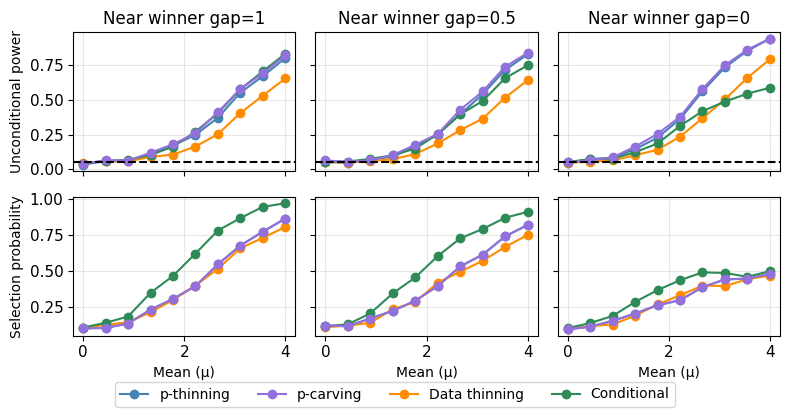
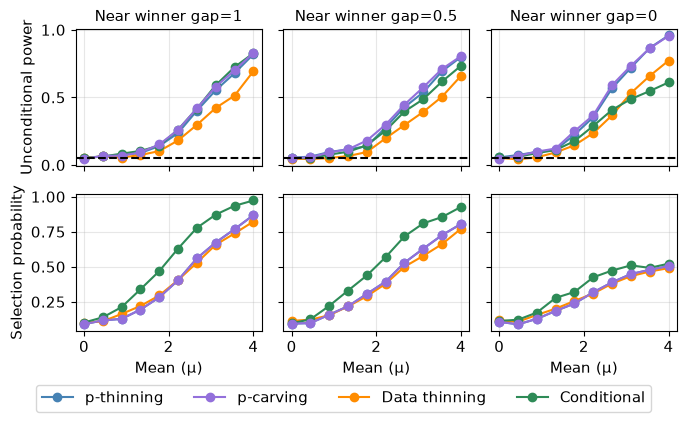
Unified diff of the notebook cell whose output changed from the first chart to the second:
--- before
+++ after
@@ -15,5 +15,5 @@
 }
 
-fig, axes = plt.subplots(2, 3, figsize=(8, 4), sharex=True, sharey='row')
+fig, axes = plt.subplots(2, 3, figsize=(7, 4), sharex=True, sharey='row')
 
 # for i, results, n in zip([0, 1, 2], [results_low, results_med, results_high], [10, 1000, 100000]):
@@ -26,7 +26,7 @@
     axes[0, i].axhline(alpha, color='black', linestyle='--')
     # axes[0, i].set_xlabel('Mean (μ)')
-    axes[0, 0].set_ylabel('Unconditional power')
+    axes[0, 0].set_ylabel('Unconditional power', fontsize=11)
     axes[0, i].tick_params(labelsize=11)
-    axes[0, i].set_title(f'Near winner gap={1 - n}')
+    axes[0, i].set_title(f'Near winner gap={1 - n}', fontsize=11)
 
     for k in results:
@@ -34,6 +34,6 @@
 
     axes[1, i].grid(True, alpha=0.3)
-    axes[1, i].set_xlabel('Mean (μ)')
-    axes[1, 0].set_ylabel('Selection probability')
+    axes[1, i].set_xlabel('Mean (μ)', fontsize=11)
+    axes[1, 0].set_ylabel('Selection probability', fontsize=11)
     axes[1, i].tick_params(labelsize=11)
 
@@ -44,9 +44,11 @@
     [labels[o] for o in order],
     loc="upper center",
-    bbox_to_anchor=(0.5, 0.05),
+    bbox_to_anchor=(0.5, 0.04),
     ncol=4,
     frameon=True,
+    fontsize=11
 )
 
 plt.tight_layout()
+plt.savefig("../figures/winners_testing.png", dpi=300, bbox_inches='tight')
 plt.show()

Commit: rename files